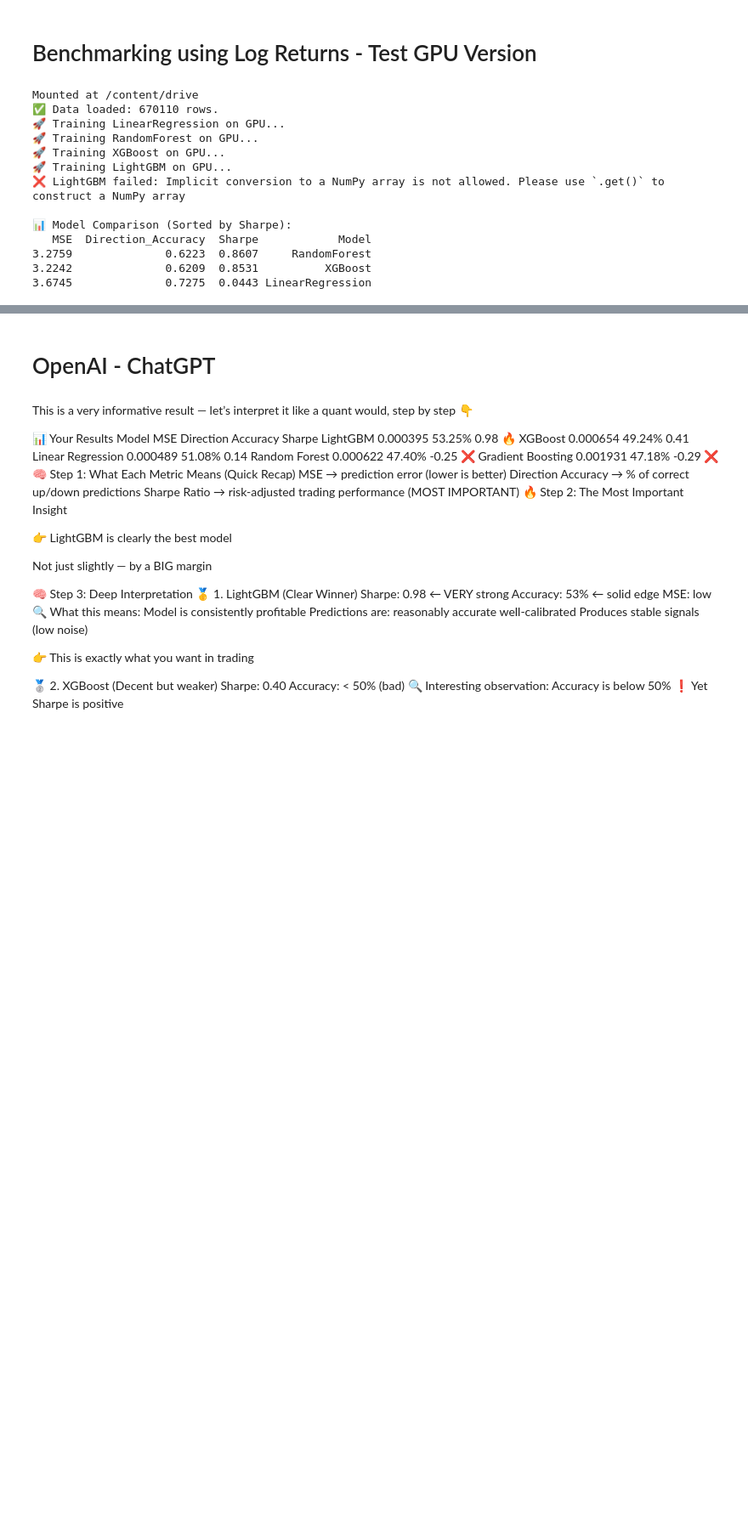
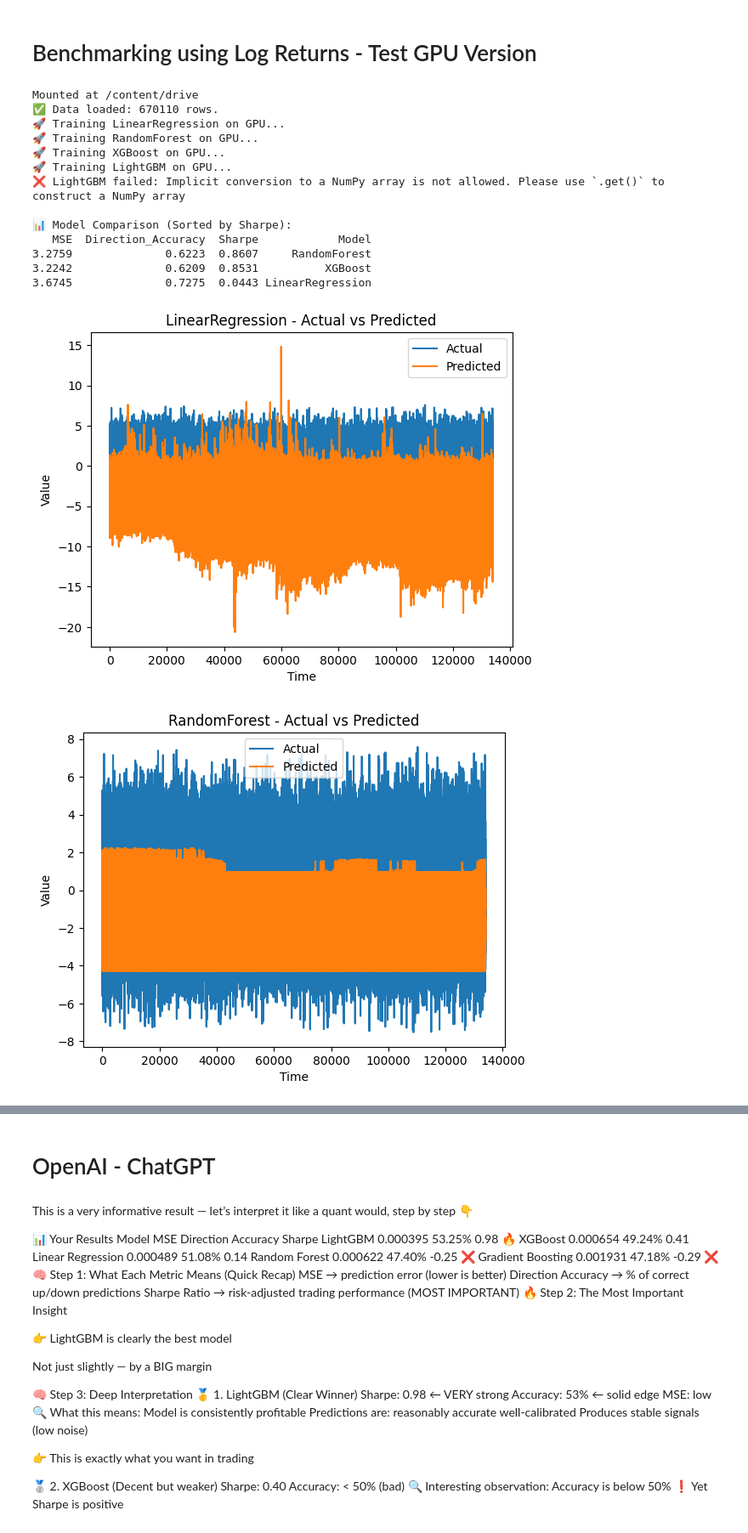
Before and after one commit to iilnreddy/ljmu, a Jupyter notebook: Models/Benchmarking_INDIA_USINDEX_OHLCV_Prediction_return.ipynb, the cells around one changed output, grey strips where cells are left out. Shown at 85% size. Drawn from its saved outputs; the diff is of its cells as text; code cells hidden in the pictures; blank space fills up the shorter version.

```diff
--- a/Models/Benchmarking_INDIA_USINDEX_OHLCV_Prediction_return.ipynb
+++ b/Models/Benchmarking_INDIA_USINDEX_OHLCV_Prediction_return.ipynb
@@ -112,7 +112,7 @@ def run_model_comparison(df):
 
     models = get_models()
     results = []
-
+    predictions_dict = {}
     for name, model in models.items():
         print(f"🚀 Training {name} on GPU...")
         try:
@@ -125,6 +125,7 @@ def run_model_comparison(df):
             metrics = evaluate(y_test, preds)
             metrics["Model"] = name
             results.append(metrics)
+            predictions_dict[name] = preds
         except Exception as e:
             print(f"❌ {name} failed: {str(e)[:100]}")
 
@@ -132,7 +133,7 @@ def run_model_comparison(df):
 
     results_df = pd.DataFrame(results)
     results_df.sort_values(by="Sharpe", ascending=False, inplace=True)
-    return results_df
+    return results_df, predictions_dict, y_test
 
 # =========================
 # MAIN
@@ -146,7 +147,7 @@ if __name__ == "__main__":
 
     print(f"✅ Data loaded: {df.shape[0]} rows.")
 
-    results = run_model_comparison(df)
+    results, predictions_dict, y_test = run_model_comparison(df)
 
     if not results.empty:
         print("\n📊 Model Comparison (Sorted by Sharpe):")
@@ -166,3 +167,30 @@ Mounted at /content/drive
 3.2759              0.6223  0.8607     RandomForest
 3.2242              0.6209  0.8531          XGBoost
 3.6745              0.7275  0.0443 LinearRegression
+# %%
+def to_cpu(x):
+    if hasattr(x, "to_numpy"):  # cudf
+        return x.to_numpy()
+    if hasattr(x, "get"):       # cupy
+        return x.get()
+    return np.asarray(x)
+# %%
+import matplotlib.pyplot as plt
+
+y_cpu = to_cpu(y_test)
+
+for name, preds in predictions_dict.items():
+    preds_cpu = to_cpu(preds)
+
+    plt.figure()
+    plt.plot(y_cpu, label="Actual")
+    plt.plot(preds_cpu, label="Predicted")
+
+    plt.title(f"{name} - Actual vs Predicted")
+    plt.xlabel("Time")
+    plt.ylabel("Value")
+    plt.legend()
+    plt.show()
+# %% [output]
+[figure, added]
+[figure, added]
```
Also changed, not shown: parts of 3 cells of this notebook.
